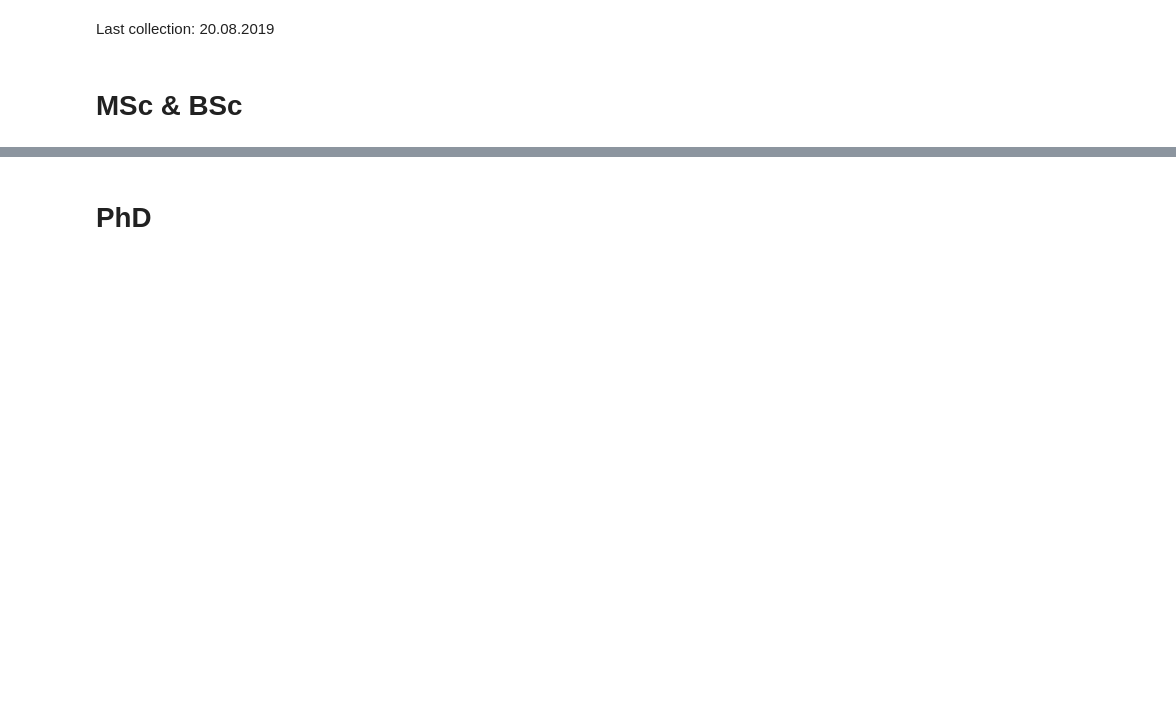
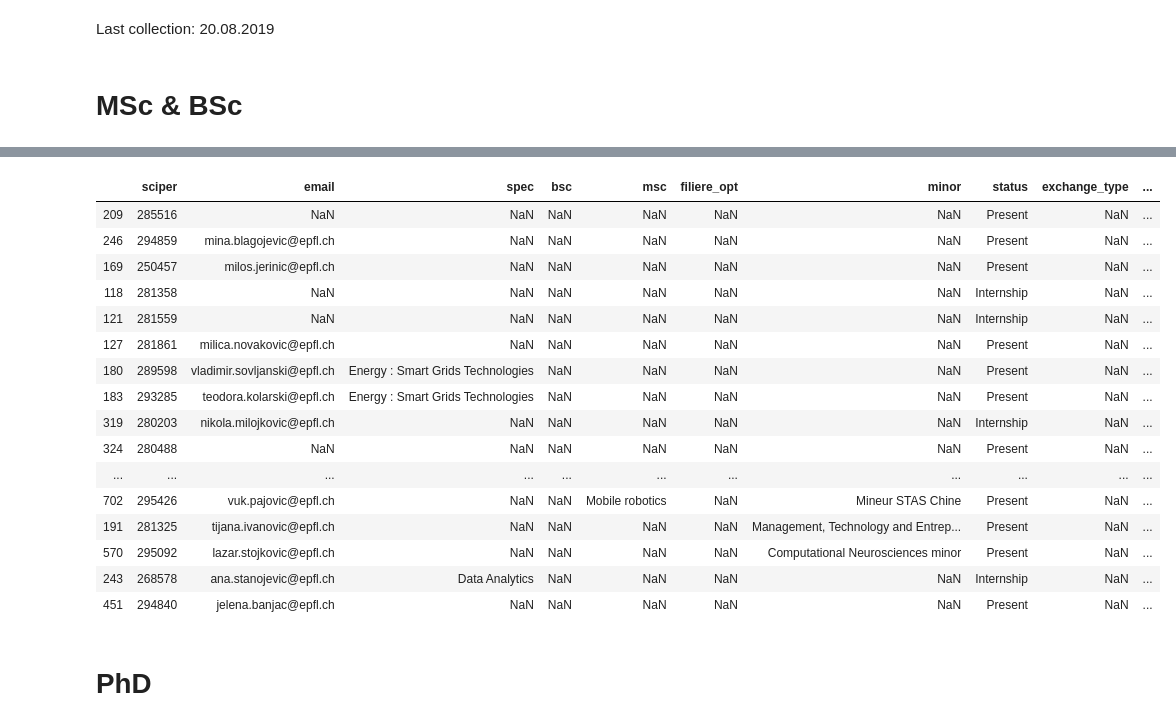
Before and after one commit to EPFelles/email-collector, a Jupyter notebook: Analysis.ipynb, the cells around one changed output, grey strips where cells are left out. Saved outputs shown, nothing was run; the diff lists cells and outputs as text; code cells hidden in the pictures; blank space fills up the shorter version.

Commit message:
add latest email updatexs

```diff
--- a/Analysis.ipynb
+++ b/Analysis.ipynb
@@ -37,3 +50,23 @@ df1[df1.nationality == "Serbian"].shape[0]
+# %%
+df1[df1.nationality == "Serbian"]
+# %% [output]
+|  | sciper | email | spec | bsc | msc | filiere_opt | minor | status | exchange_type | ... |
+| 209 | 285516 | NaN | NaN | NaN | NaN | NaN | NaN | Present | NaN | ... |
+| 246 | 294859 | mina.blagojevic@epfl.ch | NaN | NaN | NaN | NaN | NaN | Present | NaN | ... |
+| 169 | 250457 | milos.jerinic@epfl.ch | NaN | NaN | NaN | NaN | NaN | Present | NaN | ... |
+| 118 | 281358 | NaN | NaN | NaN | NaN | NaN | NaN | Internship | NaN | ... |
+| 121 | 281559 | NaN | NaN | NaN | NaN | NaN | NaN | Internship | NaN | ... |
+| 127 | 281861 | milica.novakovic@epfl.ch | NaN | NaN | NaN | NaN | NaN | Present | NaN | ... |
+| 180 | 289598 | vladimir.sovljanski@epfl.ch | Energy : Smart Grids Technologies | NaN | NaN | NaN | NaN | Present | NaN | ... |
+| 183 | 293285 | teodora.kolarski@epfl.ch | Energy : Smart Grids Technologies | NaN | NaN | NaN | NaN | Present | NaN | ... |
+| 319 | 280203 | nikola.milojkovic@epfl.ch | NaN | NaN | NaN | NaN | NaN | Internship | NaN | ... |
+| 324 | 280488 | NaN | NaN | NaN | NaN | NaN | NaN | Present | NaN | ... |
+| ... | ... | ... | ... | ... | ... | ... | ... | ... | ... | ... |
+| 702 | 295426 | vuk.pajovic@epfl.ch | NaN | NaN | Mobile robotics | NaN | Mineur STAS Chine | Present | NaN | ... |
+| 191 | 281325 | tijana.ivanovic@epfl.ch | NaN | NaN | NaN | NaN | Management, Technology and Entrep... | Present | NaN | ... |
+| 570 | 295092 | lazar.stojkovic@epfl.ch | NaN | NaN | NaN | NaN | Computational Neurosciences minor | Present | NaN | ... |
+| 243 | 268578 | ana.stanojevic@epfl.ch | Data Analytics | NaN | NaN | NaN | NaN | Internship | NaN | ... |
+| 451 | 294840 | jelena.banjac@epfl.ch | NaN | NaN | NaN | NaN | NaN | Present | NaN | ... |
 # %% [markdown]
 # PhD
 # %%
```
Also changed, not shown: parts of 8 cells of this notebook, 4 other files.
